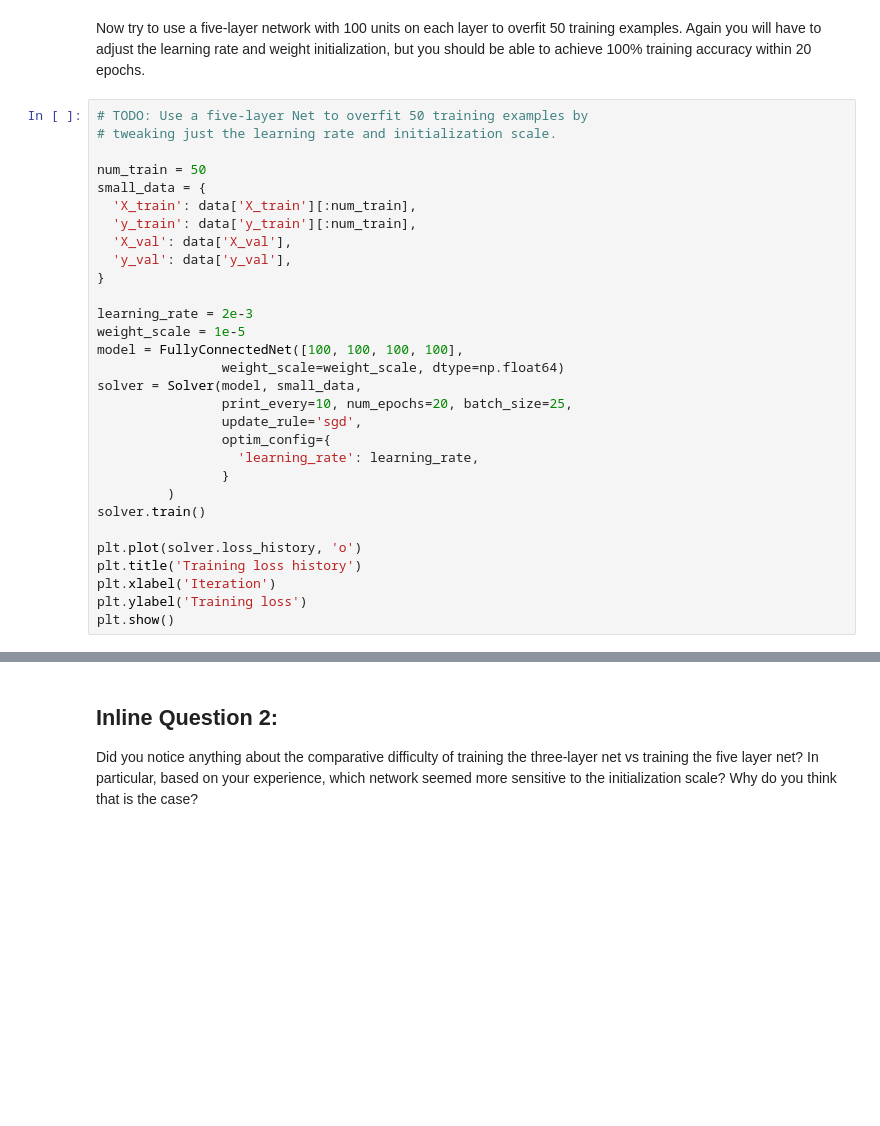
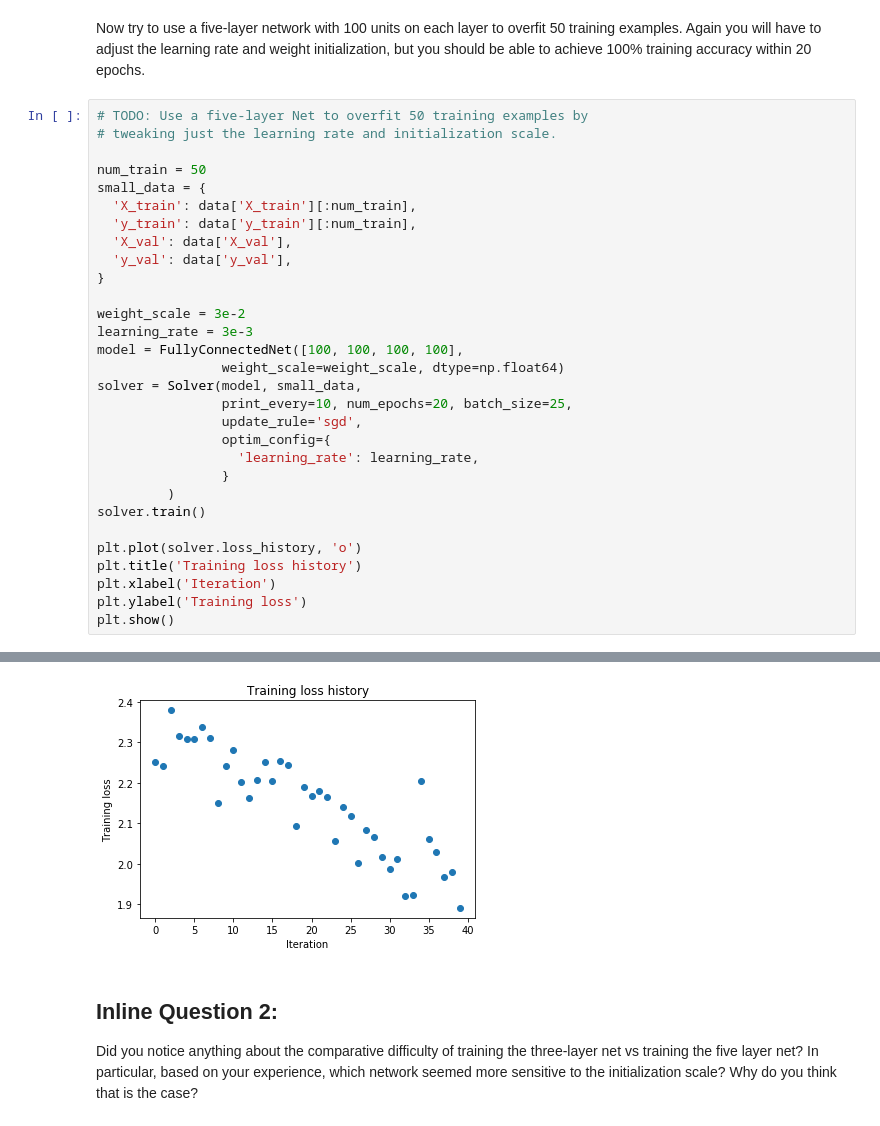
Before and after one commit to Achilles-10/cs231n, a Jupyter notebook: Assignment/assignment2/FullyConnectedNets.ipynb, the cells around one changed output, grey strips where cells are left out. Drawn from its saved outputs; the diff is of its cells as text; blank space fills up the shorter version.

```diff
--- a/Assignment/assignment2/FullyConnectedNets.ipynb
+++ b/Assignment/assignment2/FullyConnectedNets.ipynb
@@ -424,8 +504,8 @@ small_data = {
   'y_val': data['y_val'],
 }
 
-learning_rate = 2e-3
-weight_scale = 1e-5
+weight_scale = 3e-2
+learning_rate = 3e-3
 model = FullyConnectedNet([100, 100, 100, 100],
                 weight_scale=weight_scale, dtype=np.float64)
 solver = Solver(model, small_data,
@@ -442,3 +522,4 @@ plt.title('Training loss history')
 plt.xlabel('Iteration')
 plt.ylabel('Training loss')
 plt.show()
+# %% [output]
@@ -445,3 +543,4 @@ plt.show()
+[figure, added]
 # %% [markdown]
 ## Inline Question 2:
 Did you notice anything about the comparative difficulty of training the three-layer net vs training the five layer net? In particular, based on your experience, which network seemed more sensitive to the initialization scale? Why do you think that is the case?
```
Also changed, not shown: parts of 7 cells of this notebook, 2 other files.
